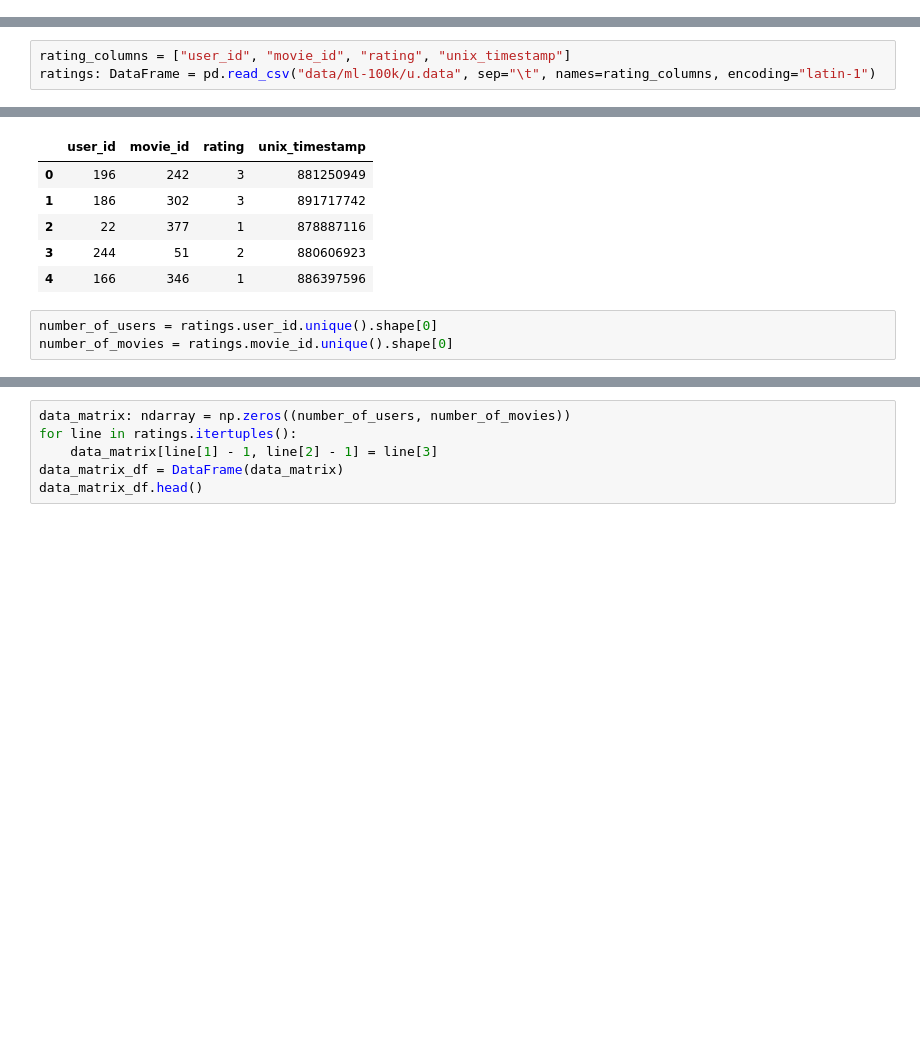
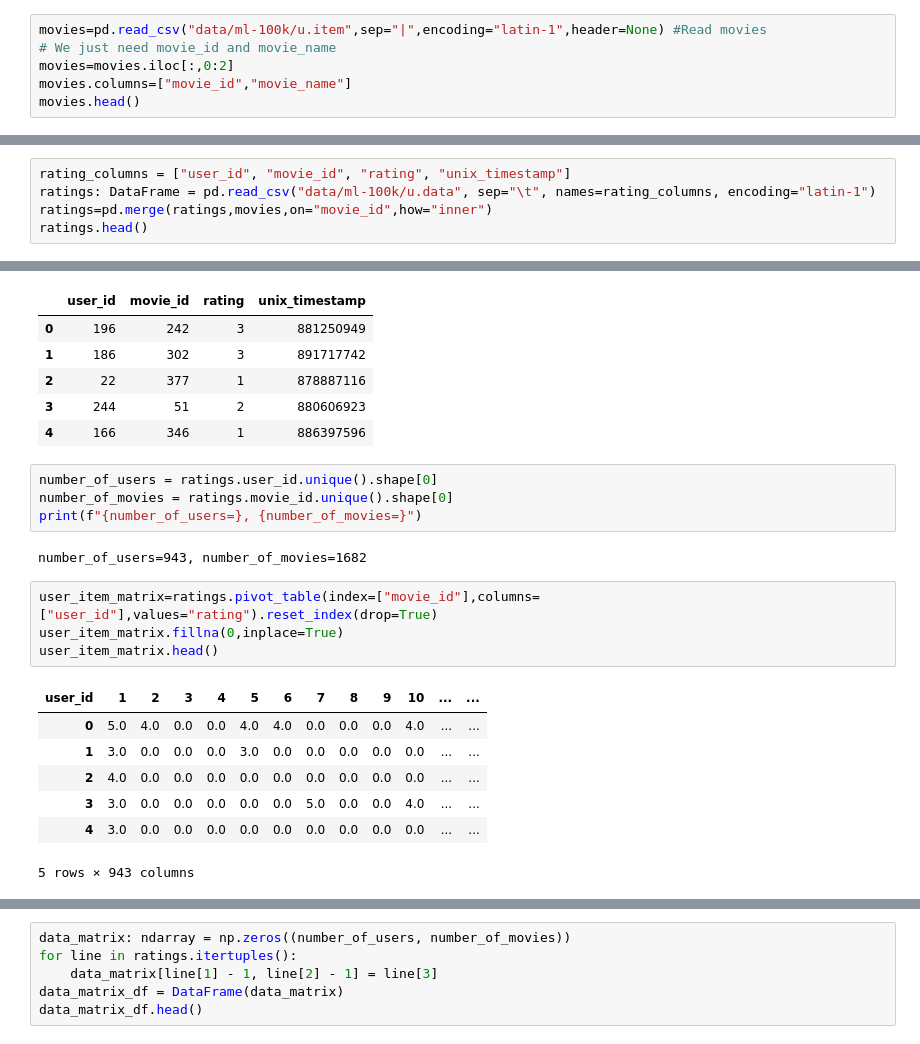
Before and after one commit to willzjc/collabfiltermodel, a Jupyter notebook: app.ipynb, the cells around one changed output, grey strips where cells are left out. Drawn from its saved outputs; the diff is of its cells as text; blank space fills up the shorter version.

```diff
--- a/app.ipynb
+++ b/app.ipynb
@@ -5,3 +8,9 @@ import numpy as np
 from numpy import ndarray
 from pandas import DataFrame
 from sklearn.metrics.pairwise import pairwise_distances
+# %%
+movies=pd.read_csv("data/ml-100k/u.item",sep="|",encoding="latin-1",header=None) #Read movies
+# We just need movie_id and movie_name
+movies=movies.iloc[:,0:2]
+movies.columns=["movie_id","movie_name"]
+movies.head()
@@ -8,3 +24,5 @@ from sklearn.metrics.pairwise import pairwise_distances
 # %%
 rating_columns = ["user_id", "movie_id", "rating", "unix_timestamp"]
 ratings: DataFrame = pd.read_csv("data/ml-100k/u.data", sep="\t", names=rating_columns, encoding="latin-1")
+ratings=pd.merge(ratings,movies,on="movie_id",how="inner")
+ratings.head()
@@ -25,3 +50,18 @@ shape :  (100000, 4)
 # %%
 number_of_users = ratings.user_id.unique().shape[0]
 number_of_movies = ratings.movie_id.unique().shape[0]
+print(f"{number_of_users=}, {number_of_movies=}")
+# %% [output]
+number_of_users=943, number_of_movies=1682
+# %%
+user_item_matrix=ratings.pivot_table(index=["movie_id"],columns=["user_id"],values="rating").reset_index(drop=True)
+user_item_matrix.fillna(0,inplace=True)
+user_item_matrix.head()
+# %% [output]
+| user_id | 1 | 2 | 3 | 4 | 5 | 6 | 7 | 8 | 9 | 10 | ... | ... |
+| 0 | 5.0 | 4.0 | 0.0 | 0.0 | 4.0 | 4.0 | 0.0 | 0.0 | 0.0 | 4.0 | ... | ... |
+| 1 | 3.0 | 0.0 | 0.0 | 0.0 | 3.0 | 0.0 | 0.0 | 0.0 | 0.0 | 0.0 | ... | ... |
+| 2 | 4.0 | 0.0 | 0.0 | 0.0 | 0.0 | 0.0 | 0.0 | 0.0 | 0.0 | 0.0 | ... | ... |
+| 3 | 3.0 | 0.0 | 0.0 | 0.0 | 0.0 | 0.0 | 5.0 | 0.0 | 0.0 | 4.0 | ... | ... |
+| 4 | 3.0 | 0.0 | 0.0 | 0.0 | 0.0 | 0.0 | 0.0 | 0.0 | 0.0 | 0.0 | ... | ... |
+5 rows × 943 columns
```
Also changed, not shown: parts of 7 cells of this notebook, 1 other file.
